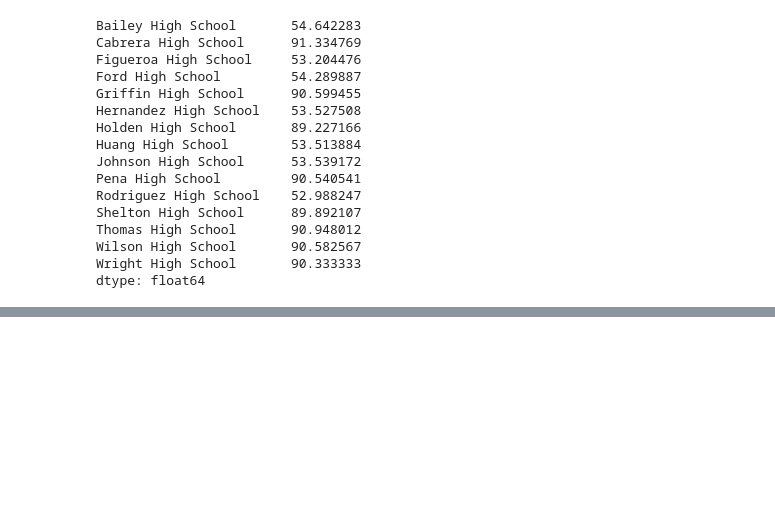
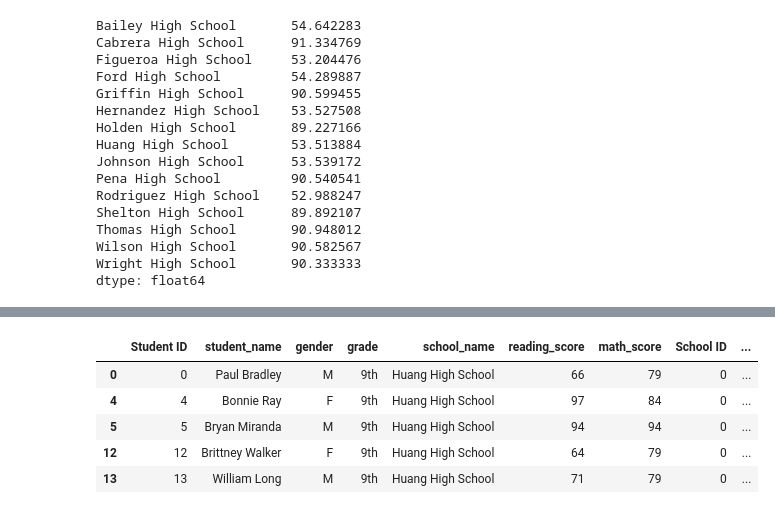
Before and after one commit to MCRobish/School_District_Analysis, a Jupyter notebook: 4.7.1_PyCitySchools_cleandata.ipynb, the cells around one changed output, grey strips where cells are left out. Drawn from its saved outputs; the diff is of its cells as text; code cells hidden in the pictures; blank space fills up the shorter version.

Commit message:
school test results by grade

```diff
--- a/4.7.1_PyCitySchools_cleandata.ipynb
+++ b/4.7.1_PyCitySchools_cleandata.ipynb
@@ -561,3 +561,17 @@ worst_schools.head()
 | Huang High School | District | 2917 | $1,910,635.00 | $655.00 | 76.629414 | ... |
 | Hernandez High School | District | 4635 | $3,022,020.00 | $652.00 | 77.289752 | ... |
 | Johnson High School | District | 4761 | $3,094,650.00 | $650.00 | 77.072464 | ... |
+# %%
+ninth_graders = school_data_complete_df[(school_data_complete_df["grade"] == "9th")]
+tenth_graders = school_data_complete_df[(school_data_complete_df["grade"] =="10th")]
+eleventh_graders = school_data_complete_df[(school_data_complete_df["grade"] =="11th")]
+twelfth_graders = school_data_complete_df[(school_data_complete_df["grade"] == "12th")]
+
+ninth_graders.head()
+# %% [output]
+|  | Student ID | student_name | gender | grade | school_name | reading_score | math_score | School ID | ... |
+| 0 | 0 | Paul Bradley | M | 9th | Huang High School | 66 | 79 | 0 | ... |
+| 4 | 4 | Bonnie Ray | F | 9th | Huang High School | 97 | 84 | 0 | ... |
+| 5 | 5 | Bryan Miranda | M | 9th | Huang High School | 94 | 94 | 0 | ... |
+| 12 | 12 | Brittney Walker | F | 9th | Huang High School | 64 | 79 | 0 | ... |
+| 13 | 13 | William Long | M | 9th | Huang High School | 71 | 79 | 0 | ... |
```
Also changed, not shown: parts of 6 cells of this notebook.
